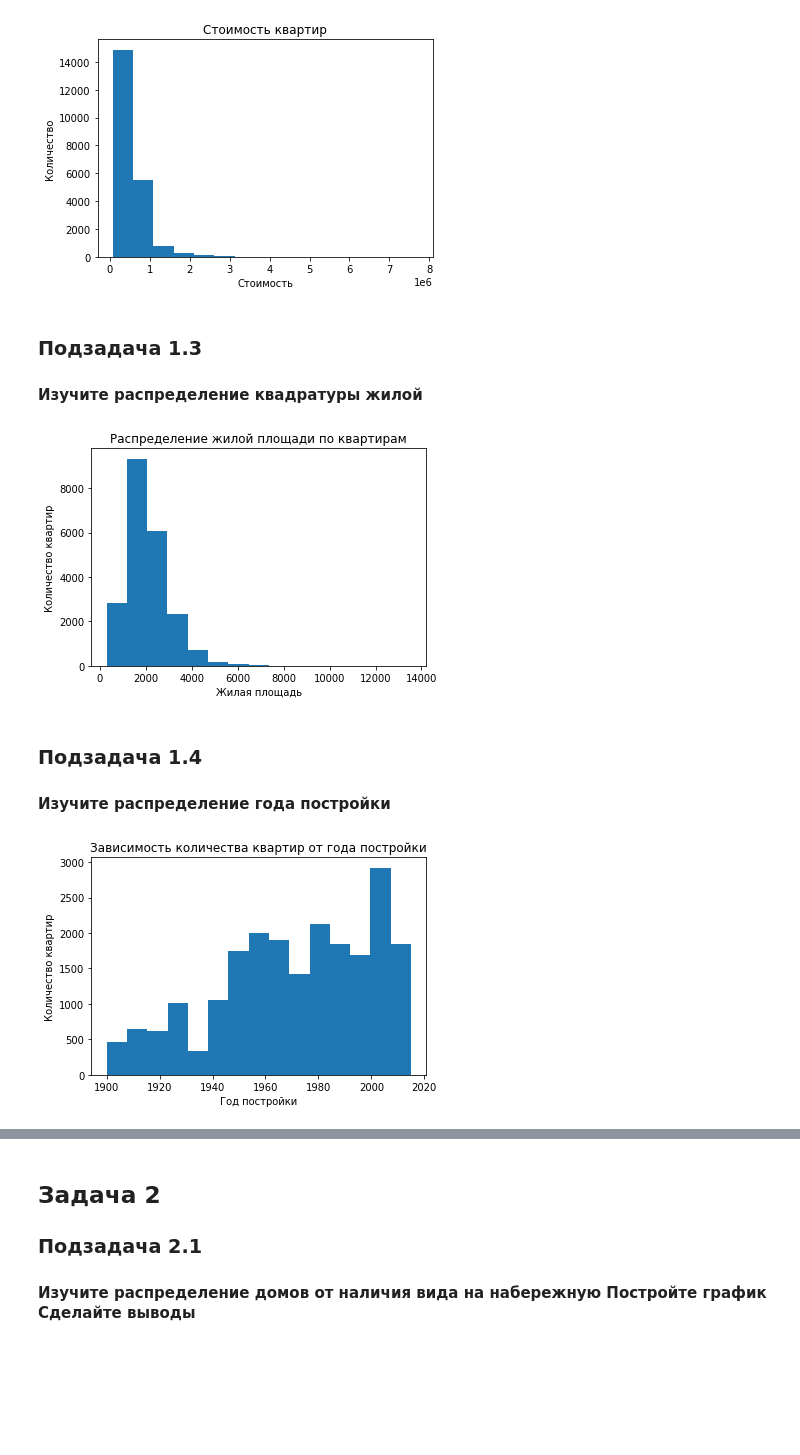
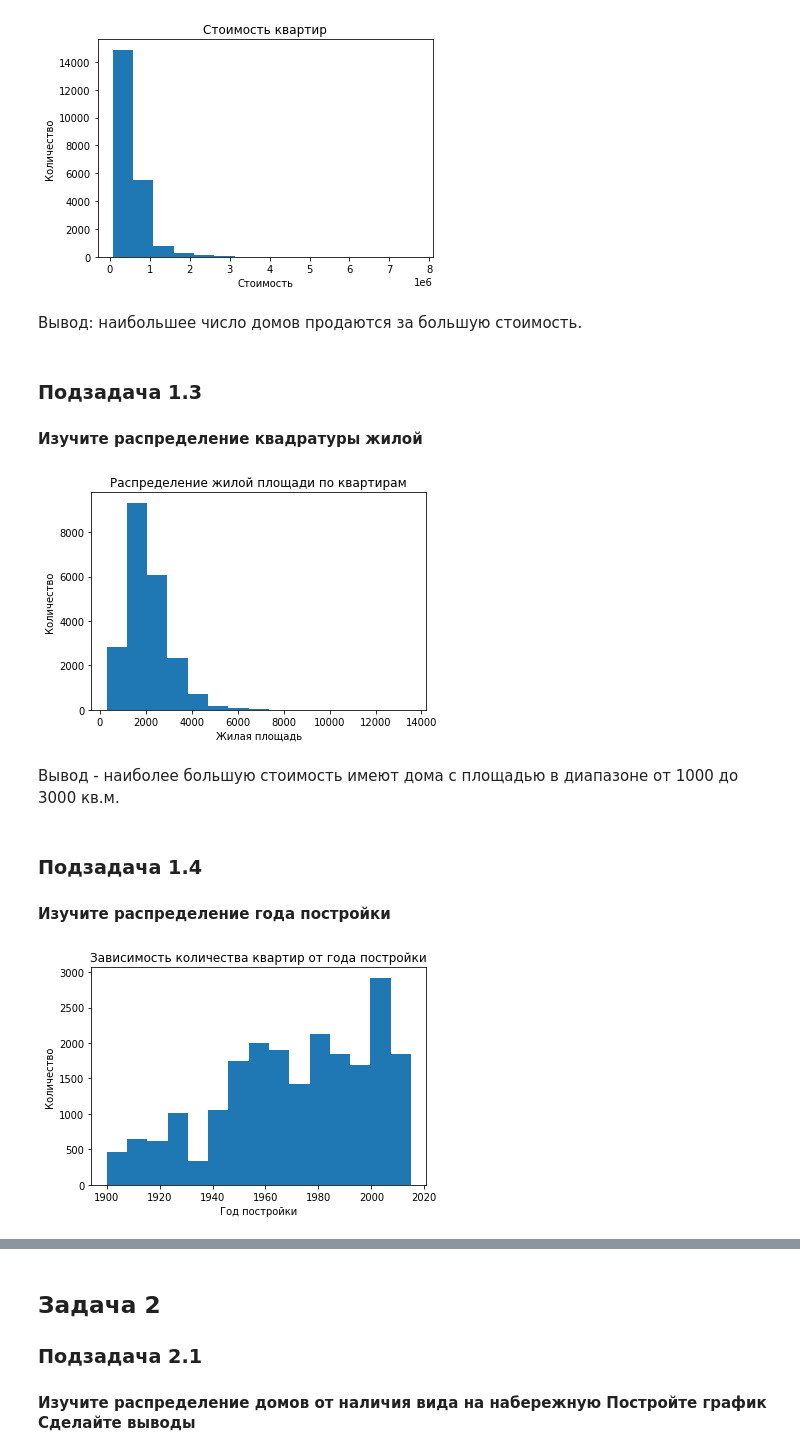
Before and after one commit to NataliaRyabkova/Python-analitic, a Jupyter notebook: ДЗ4.ipynb, the cells around one changed output, grey strips where cells are left out. Cells and saved outputs as stored; diff of their text form; code cells hidden in the pictures; blank space fills up the shorter version.

```diff
--- a/ДЗ4.ipynb
+++ b/ДЗ4.ipynb
@@ -53,17 +53,21 @@ plt.xlabel('Стоимость')
 plt.ylabel('Количество');
 # %% [output]
 [figure]
+# %% [markdown]
+Вывод: наибольшее число домов продаются за большую стоимость.
 # %% [markdown]
 ### **Подзадача 1.3**
 #### Изучите распределение квадратуры жилой
 # %%
 plt.figure(figsize=(6, 4))
 plt.hist(df['sqft_living'], bins=15)
 plt.title('Распределение жилой площади по квартирам')
 plt.xlabel('Жилая площадь')
-plt.ylabel('Количество квартир');
+plt.ylabel('Количество');
 # %% [output]
-[figure, old version]
+[figure, new version]
+# %% [markdown]
+Вывод - наиболее большую стоимость имеют дома с площадью в диапазоне от 1000 до 3000 кв.м.
 # %% [markdown]
 ### **Подзадача 1.4**
 #### Изучите распределение года постройки
@@ -72,6 +76,6 @@ plt.figure(figsize=(6, 4))
 plt.hist(df['yr_built'], bins=15)
 plt.title('Зависимость количества квартир от года постройки')
 plt.xlabel('Год постройки')
-plt.ylabel('Количество квартир');
+plt.ylabel('Количество');
 # %% [output]
-[figure, old version]
+[figure, new version]
```
Also changed, not shown: parts of 8 cells of this notebook.
